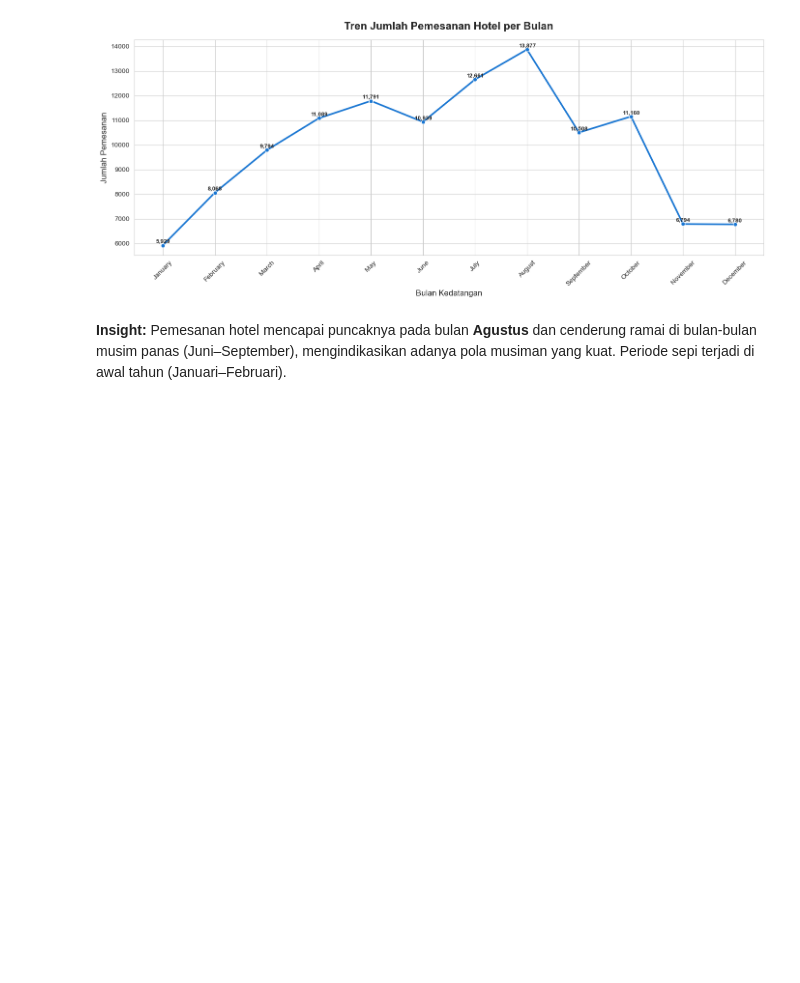
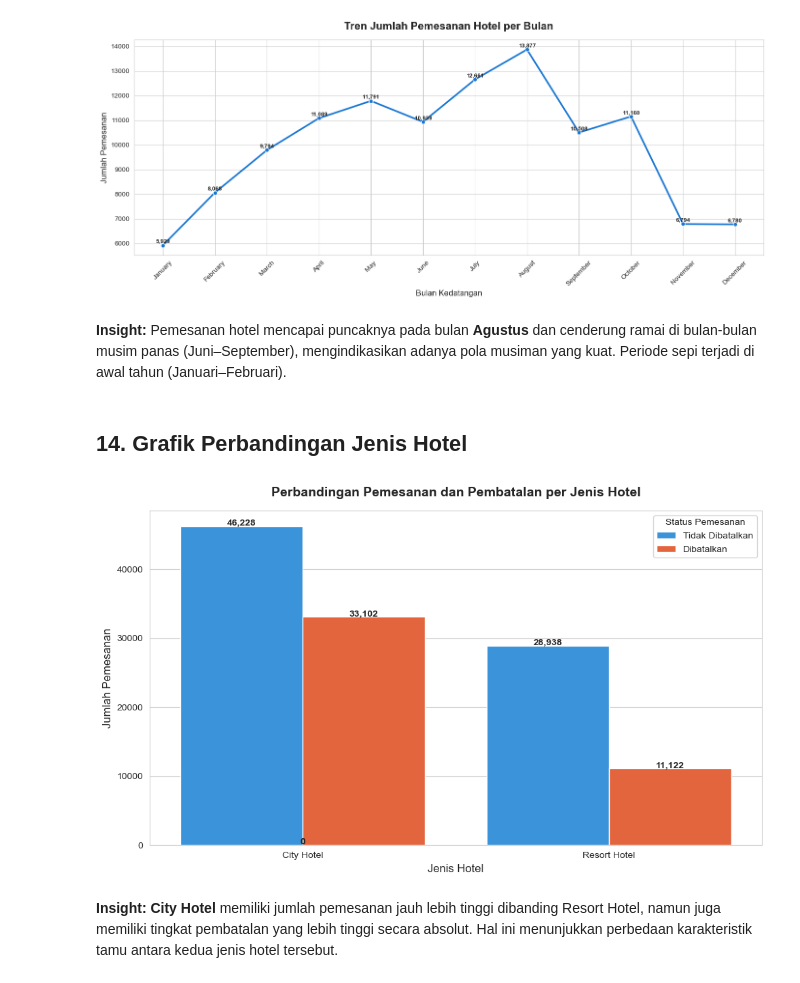
Before and after one commit to MuhammadShidqiHanifUSK/A_Project_VisDat_Klp1, a Jupyter notebook: notebooks/eda.ipynb, the cells around one changed output. Cells and saved outputs as stored; diff of their text form; code cells hidden in the pictures; blank space fills up the shorter version.

Commit message:
Edit eda.ipynb: Add Comparison Chart of Hotel Types

```diff
--- a/notebooks/eda.ipynb
+++ b/notebooks/eda.ipynb
@@ -337,3 +337,38 @@ plt.show()
 [figure]
 # %% [markdown]
 **Insight:** Pemesanan hotel mencapai puncaknya pada bulan **Agustus** dan cenderung ramai di bulan-bulan musim panas (Juni–September), mengindikasikan adanya pola musiman yang kuat. Periode sepi terjadi di awal tahun (Januari–Februari).
+# %% [markdown]
+## 14. Grafik Perbandingan Jenis Hotel
+# %%
+sns.set_style('whitegrid')
+
+hotel_cancel = df.groupby(['hotel', 'is_canceled']).size().unstack(fill_value=0)
+hotel_cancel.columns = ['Tidak Dibatalkan', 'Dibatalkan']
+hotel_cancel = hotel_cancel.reset_index()
+
+hotel_melt = hotel_cancel.melt(id_vars='hotel', var_name='Status', value_name='Jumlah')
+
+plt.figure(figsize=(10, 6))
+bars = sns.barplot(
+    data=hotel_melt,
+    x='hotel',
+    y='Jumlah',
+    hue='Status',
+    palette=['#2196F3', '#FF5722']
+)
+
+for bar in bars.patches:
+    bars.text(bar.get_x() + bar.get_width()/2, bar.get_height() + 100,
+              f'{int(bar.get_height()):,}', ha='center', fontsize=10, fontweight='bold')
+
+plt.title('Perbandingan Pemesanan dan Pembatalan per Jenis Hotel',
+          fontsize=14, fontweight='bold', pad=15)
+plt.xlabel('Jenis Hotel', fontsize=12)
+plt.ylabel('Jumlah Pemesanan', fontsize=12)
+plt.legend(title='Status Pemesanan')
+plt.tight_layout()
+plt.show()
+# %% [output]
+[figure, added]
+# %% [markdown]
+**Insight:** **City Hotel** memiliki jumlah pemesanan jauh lebih tinggi dibanding Resort Hotel, namun juga memiliki tingkat pembatalan yang lebih tinggi secara absolut. Hal ini menunjukkan perbedaan karakteristik tamu antara kedua jenis hotel tersebut.
```
